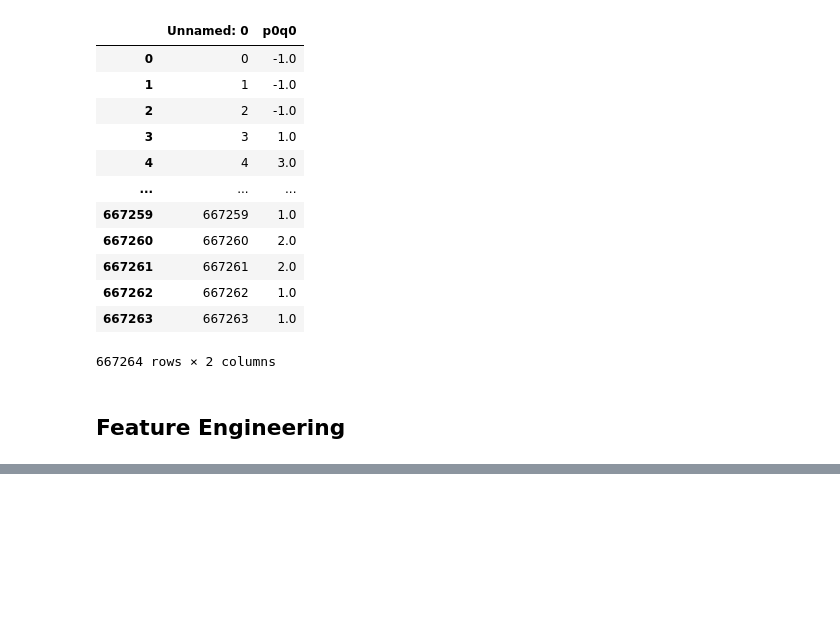
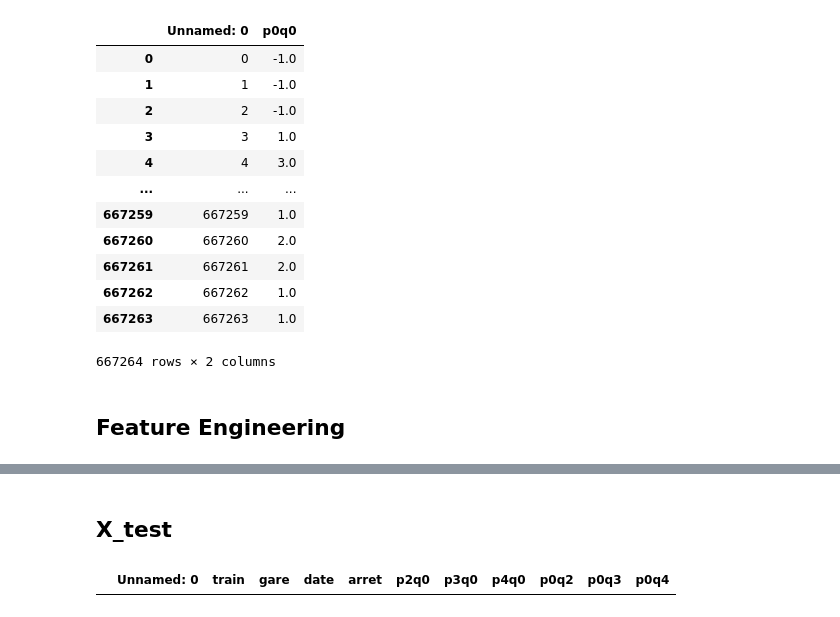
Before and after one commit to motawassimlahmadi/SNCF_DataChallenge166, a Jupyter notebook: notebooks/modelling.ipynb, the cells around one changed output, grey strips where cells are left out. Cells and saved outputs as stored; diff of their text form; code cells hidden in the pictures; blank space fills up the shorter version.

```diff
--- a/notebooks/modelling.ipynb
+++ b/notebooks/modelling.ipynb
@@ -168,0 +153,6 @@ plt.show()
+# %% [markdown]
+## X_test
+# %%
+x_test[x_test["train"] == "VBXNMF"]
+# %% [output]
+|  | Unnamed: 0 | train | gare | date | arret | p2q0 | p3q0 | p4q0 | p0q2 | p0q3 | p0q4 |
```
Also changed, not shown: parts of 8 cells of this notebook.
